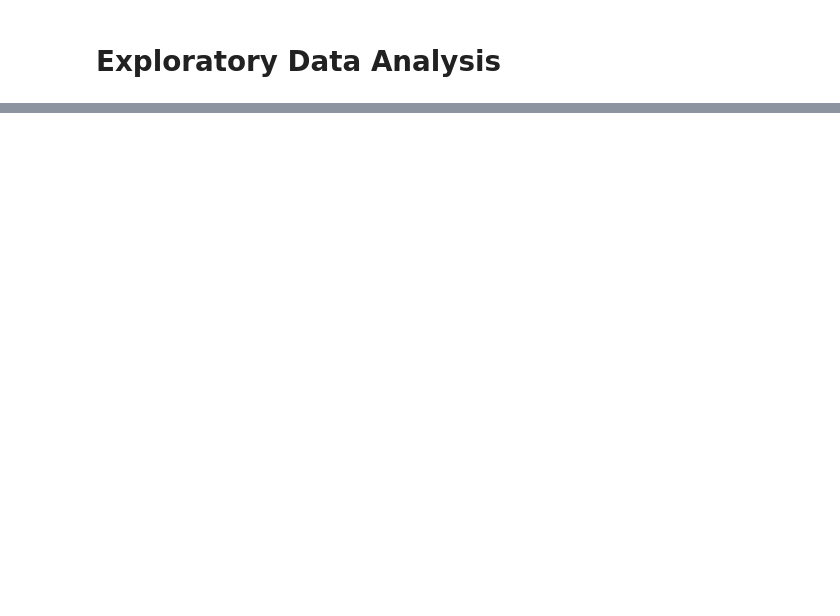
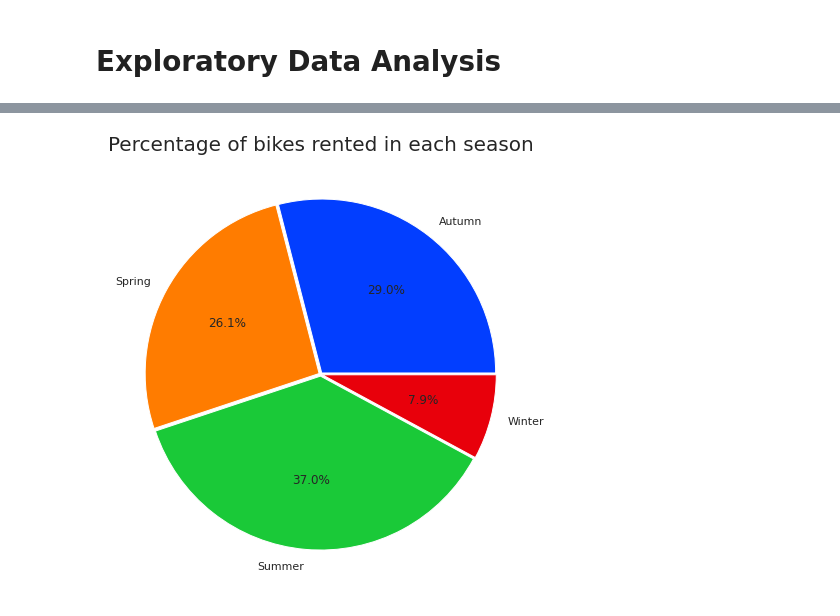
Before and after one commit to anasmalik081/Bike-Sharing-Demand-Prediction-Capstone-Project, a Jupyter notebook: Notebook_Bike_Sharing_Demand_Prediction_Capstone_Project.ipynb, the cells around one changed output, grey strips where cells are left out. Cells and saved outputs as stored; diff of their text form; code cells hidden in the pictures; blank space fills up the shorter version.

```diff
--- a/Notebook_Bike_Sharing_Demand_Prediction_Capstone_Project.ipynb
+++ b/Notebook_Bike_Sharing_Demand_Prediction_Capstone_Project.ipynb
@@ -268,0 +365,14 @@ df.head(5)
+# %%
+# Creating a dataframe by grouping on Seasons to get unique seasons and sum over the rented bikes to get total renting
+seasons_df = df.groupby('Seasons')['Rented_Bike_Count'].sum().reset_index()
+# %%
+seasons = list(seasons_df['Seasons'])
+bike_counting = list(seasons_df['Rented_Bike_Count'])
+
+plt.figure(figsize=(8, 8))
+explode = [0.01, 0.01, 0.01, 0.01]
+plt.pie(bike_counting, labels=seasons, autopct='%1.1f%%', explode=explode, colors=sns.color_palette('bright'))
+plt.title("Percentage of bikes rented in each season", size=20)
+plt.show()
+# %% [output]
+[figure, added]
```
Also changed, not shown: parts of 46 cells of this notebook.
